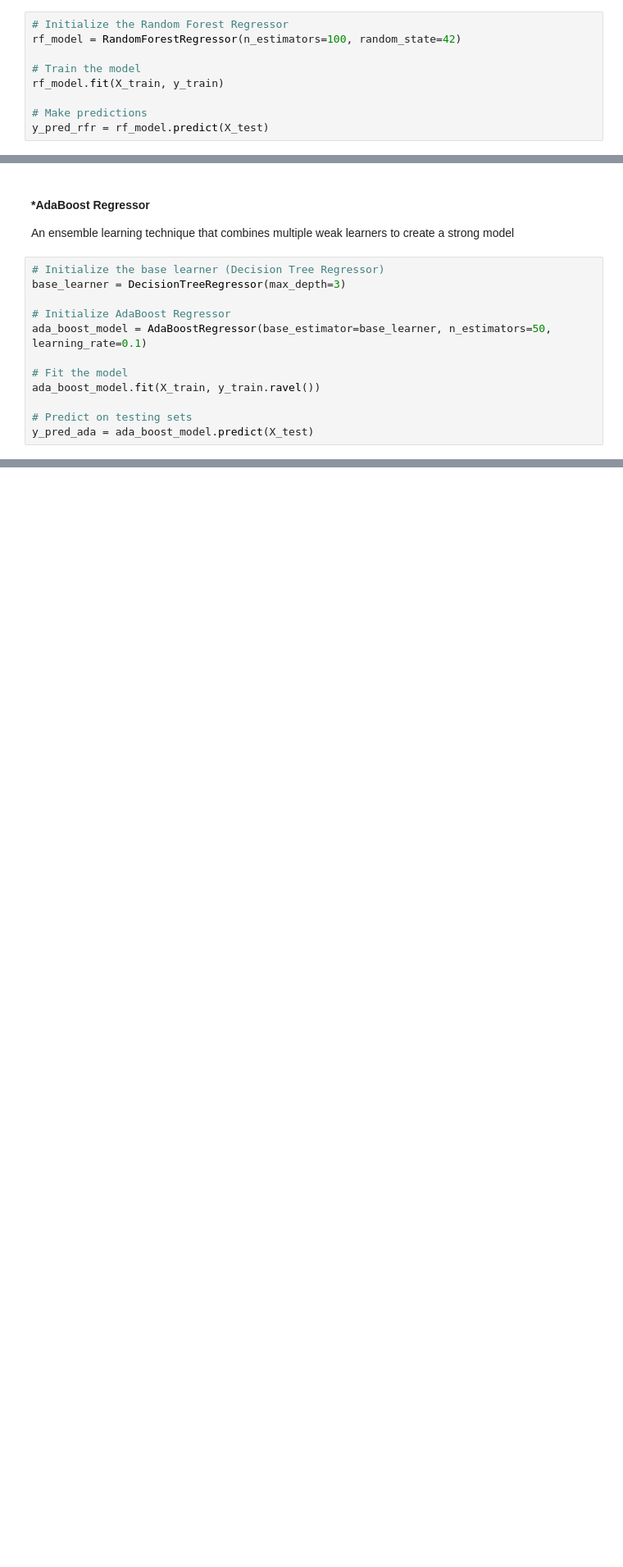
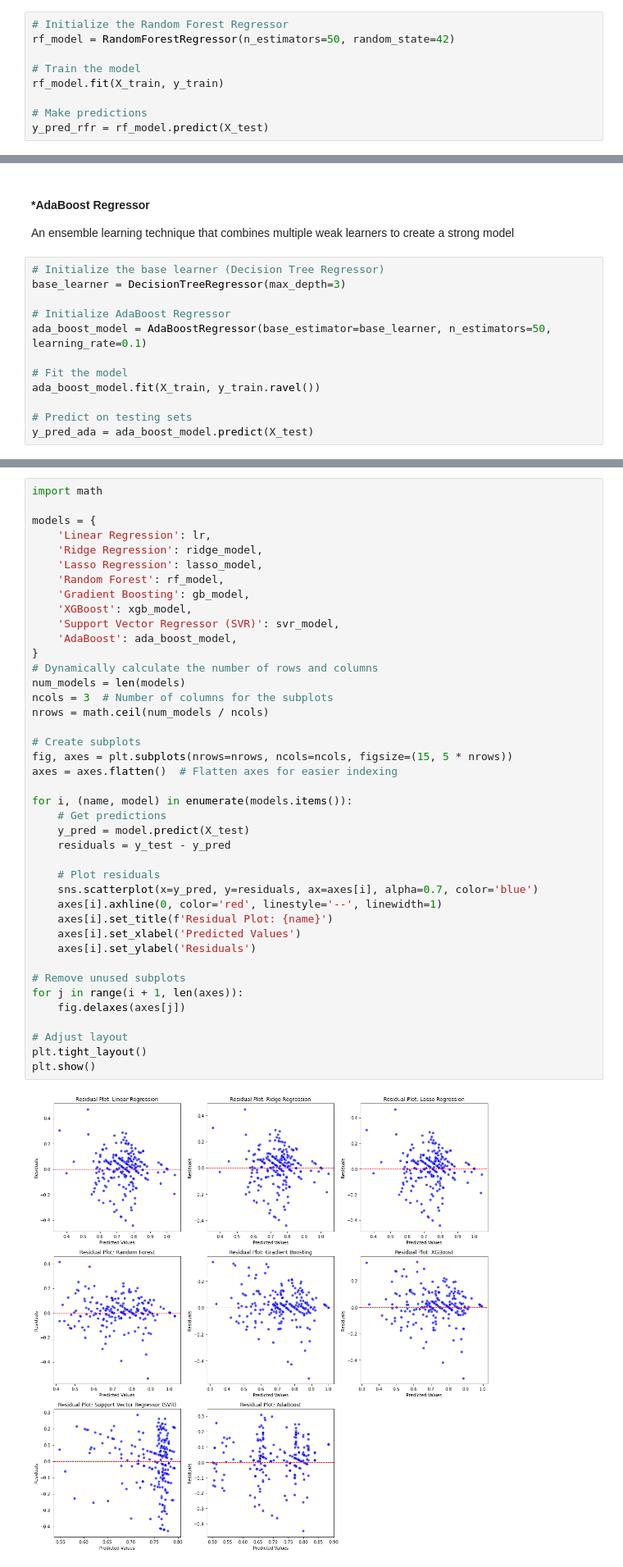
Before and after one commit to Lynn-rose/Garment-Worker-Productivity-Prediction-, a Jupyter notebook: models.ipynb, the cells around one changed output, grey strips where cells are left out. Shown at 82% size. Saved outputs shown, nothing was run; the diff lists cells and outputs as text; blank space fills up the shorter version.

```diff
--- a/models.ipynb
+++ b/models.ipynb
@@ -129,7 +162,7 @@ R² Score: 0.3383
 An ensemble model using decision trees for robustness.
 # %%
 # Initialize the Random Forest Regressor
-rf_model = RandomForestRegressor(n_estimators=100, random_state=42)
+rf_model = RandomForestRegressor(n_estimators=50, random_state=42)
 
 # Train the model
 rf_model.fit(X_train, y_train)
@@ -251,0 +494,43 @@ R² Score: 0.4803
+# %%
+import math
+
+models = {
+    'Linear Regression': lr,
+    'Ridge Regression': ridge_model,
+    'Lasso Regression': lasso_model,
+    'Random Forest': rf_model,
+    'Gradient Boosting': gb_model,
+    'XGBoost': xgb_model,
+    'Support Vector Regressor (SVR)': svr_model,
+    'AdaBoost': ada_boost_model,
+}
+# Dynamically calculate the number of rows and columns
+num_models = len(models)
+ncols = 3  # Number of columns for the subplots
+nrows = math.ceil(num_models / ncols)
+
+# Create subplots
+fig, axes = plt.subplots(nrows=nrows, ncols=ncols, figsize=(15, 5 * nrows))
+axes = axes.flatten()  # Flatten axes for easier indexing
+
+for i, (name, model) in enumerate(models.items()):
+    # Get predictions
+    y_pred = model.predict(X_test)
+    residuals = y_test - y_pred
+
+    # Plot residuals
+    sns.scatterplot(x=y_pred, y=residuals, ax=axes[i], alpha=0.7, color='blue')
+    axes[i].axhline(0, color='red', linestyle='--', linewidth=1)
+    axes[i].set_title(f'Residual Plot: {name}')
+    axes[i].set_xlabel('Predicted Values')
+    axes[i].set_ylabel('Residuals')
+
+# Remove unused subplots
+for j in range(i + 1, len(axes)):
+    fig.delaxes(axes[j])
+
+# Adjust layout
+plt.tight_layout()
+plt.show()
+# %% [output]
+[figure, added]
```
Also changed, not shown: parts of 24 cells of this notebook.
